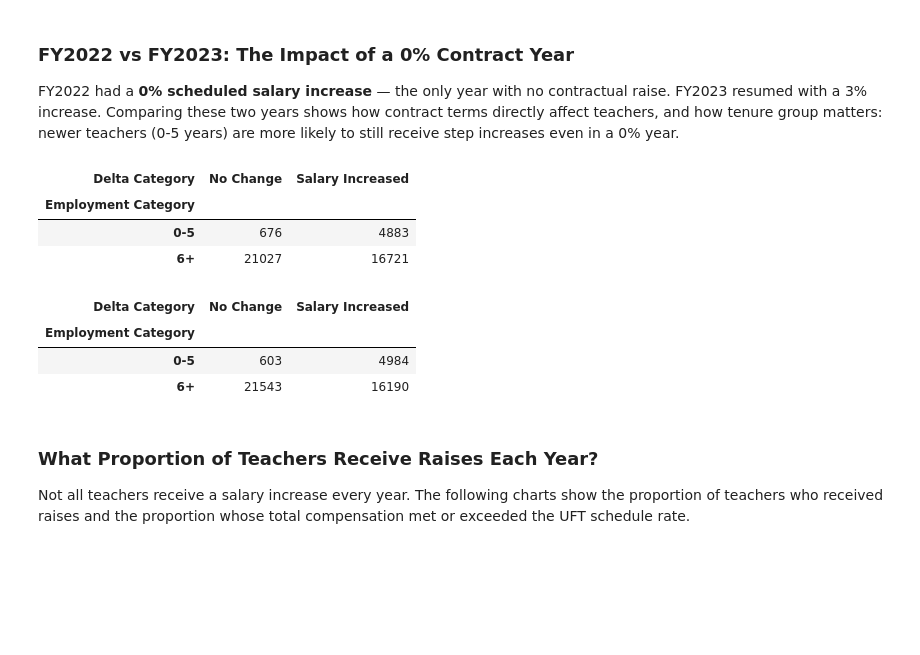
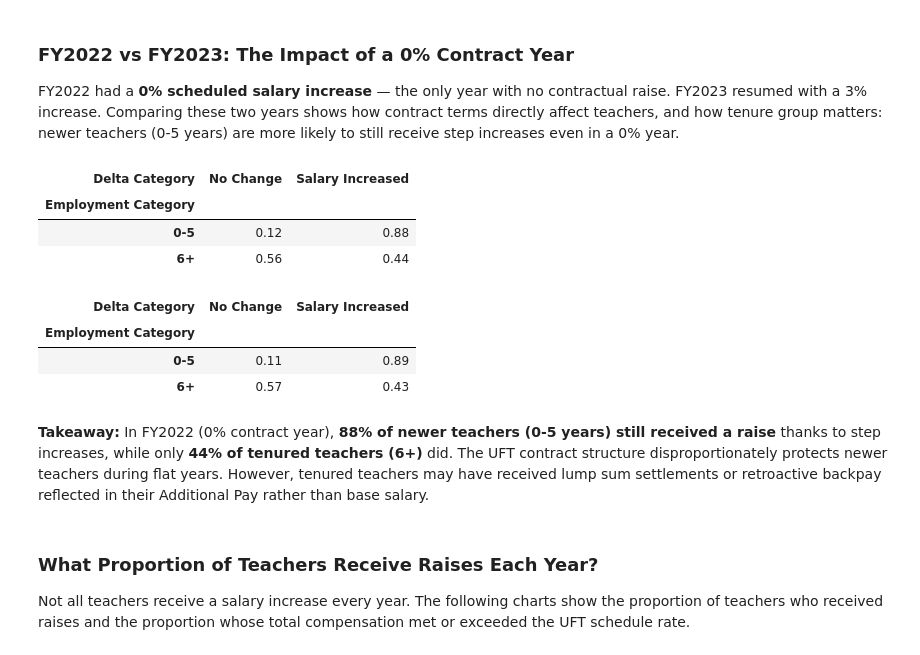
Before and after one commit to Promeos/nyc-teacher-union-value-analysis, a Jupyter notebook: nyc_teacher_salary_analysis.ipynb, the cells around one changed output. Cells and saved outputs as stored; diff of their text form; code cells hidden in the pictures; blank space fills up the shorter version.

```diff
--- a/nyc_teacher_salary_analysis.ipynb
+++ b/nyc_teacher_salary_analysis.ipynb
@@ -179,19 +195,21 @@ df_2023 = df[(df['Fiscal Year']==2023)]
 df_2022_no_change = df[(df['Fiscal Year']==2022)&(df['Delta Category']=='No Change')]
 df_2023_no_change = df[(df['Fiscal Year']==2023)&(df['Delta Category']=='No Change')]
 # %%
-pd.crosstab(df_2022['Employment Category'],df_2022['Delta Category'])
+pd.crosstab(df_2022['Employment Category'], df_2022['Delta Category'], normalize='index').round(2)
 # %% [output]
 | Delta Category | No Change | Salary Increased |
 | Employment Category |  |  |
-| 0-5 | 676 | 4883 |
-| 6+ | 21027 | 16721 |
+| 0-5 | 0.12 | 0.88 |
+| 6+ | 0.56 | 0.44 |
 # %%
-pd.crosstab(df_2023['Employment Category'],df_2023['Delta Category'])
+pd.crosstab(df_2023['Employment Category'], df_2023['Delta Category'], normalize='index').round(2)
 # %% [output]
 | Delta Category | No Change | Salary Increased |
 | Employment Category |  |  |
-| 0-5 | 603 | 4984 |
-| 6+ | 21543 | 16190 |
+| 0-5 | 0.11 | 0.89 |
+| 6+ | 0.57 | 0.43 |
+# %% [markdown]
+**Takeaway:** In FY2022 (0% contract year), **88% of newer teachers (0-5 years) still received a raise** thanks to step increases, while only **44% of tenured teachers (6+)** did. The UFT contract structure disproportionately protects newer teachers during flat years. However, tenured teachers may have received lump sum settlements or retroactive backpay reflected in their Additional Pay rather than base salary.
 # %% [markdown]
 ### What Proportion of Teachers Receive Raises Each Year?
 
```
Also changed, not shown: parts of 11 cells of this notebook, 2 other files.
